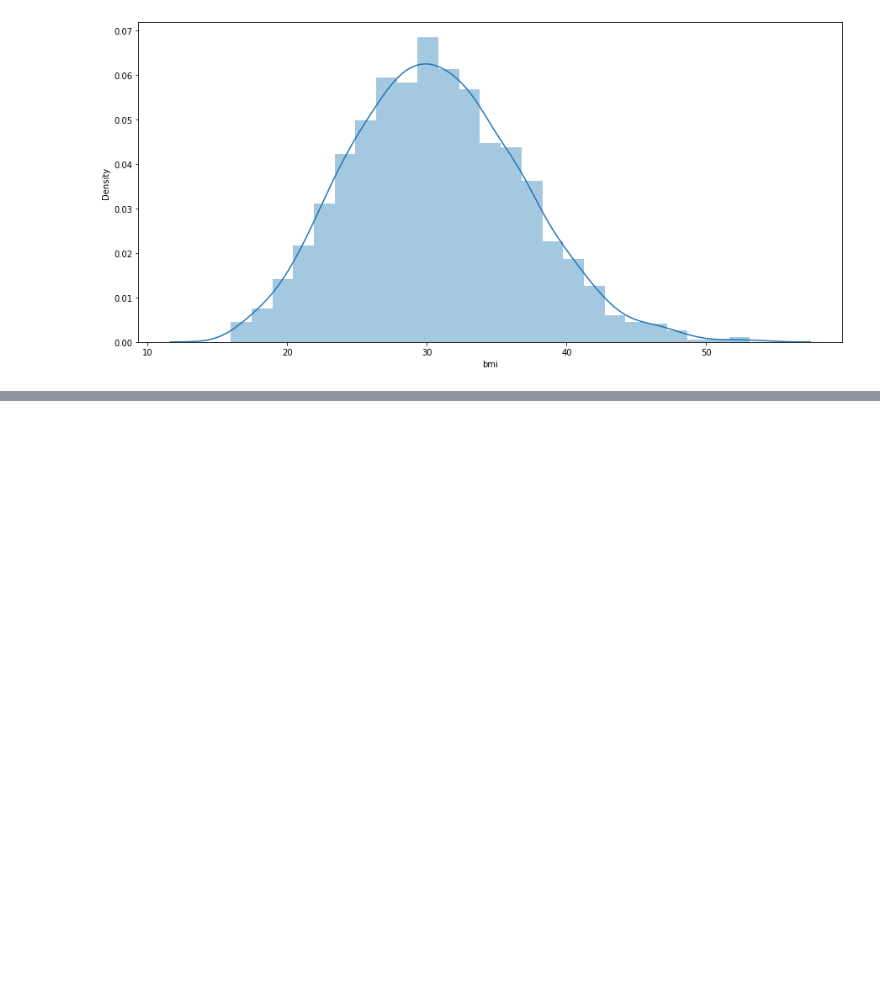
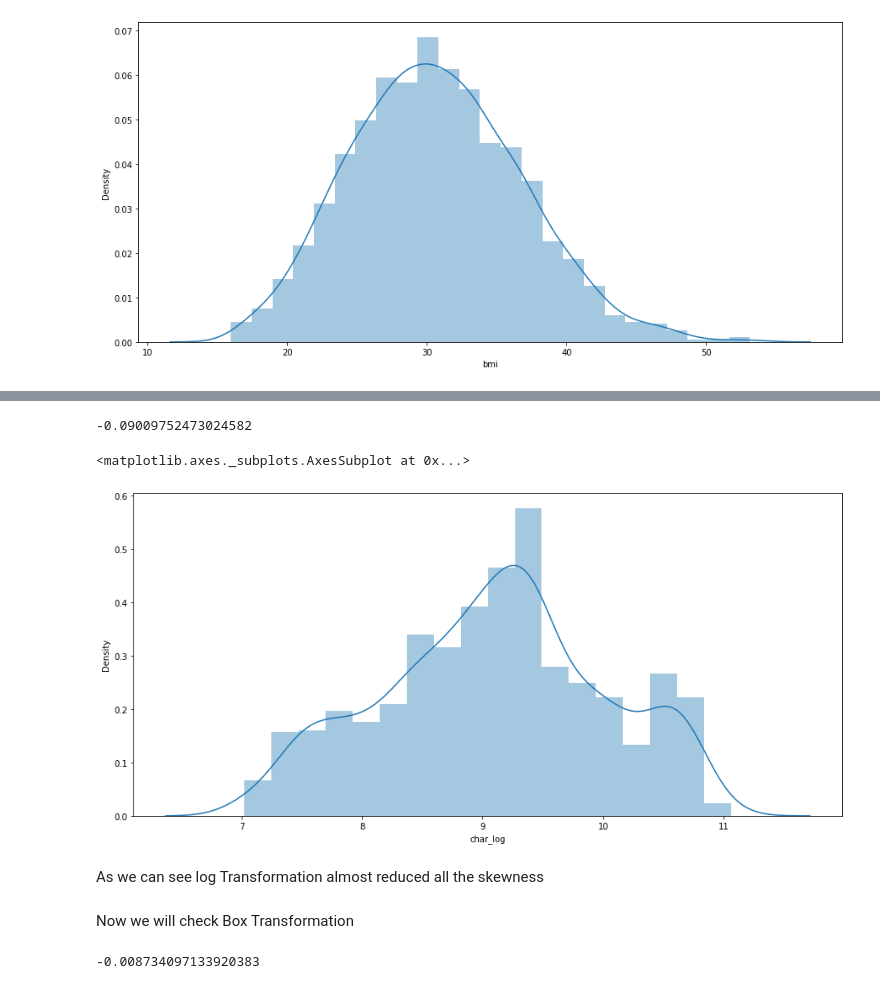
Before and after one commit to yuva1111/Medical_insurance, a Jupyter notebook: medical_insurance.ipynb, the cells around one changed output, grey strips where cells are left out. Cells and saved outputs as stored; diff of their text form; code cells hidden in the pictures; blank space fills up the shorter version.

```diff
--- a/medical_insurance.ipynb
+++ b/medical_insurance.ipynb
@@ -206,0 +243,20 @@ sns.distplot(data['bmi'])
+# %%
+data['char_log'].skew()
+# %% [output]
+-0.09009752473024582
+# %%
+plt.figure(figsize=(15,7))
+sns.distplot(data['char_log'])
+# %% [output]
+<matplotlib.axes._subplots.AxesSubplot at 0x...>
+[figure, added]
+# %% [markdown]
+As we can see log Transformation almost reduced all the skewness
+# %% [markdown]
+Now we will check Box Transformation
+# %%
+from scipy import stats
+char_box=stats.boxcox(data['charges'])[0]
+pd.Series(char_box).skew()
+# %% [output]
+-0.008734097133920383
```
Also changed, not shown: parts of 50 cells of this notebook.
